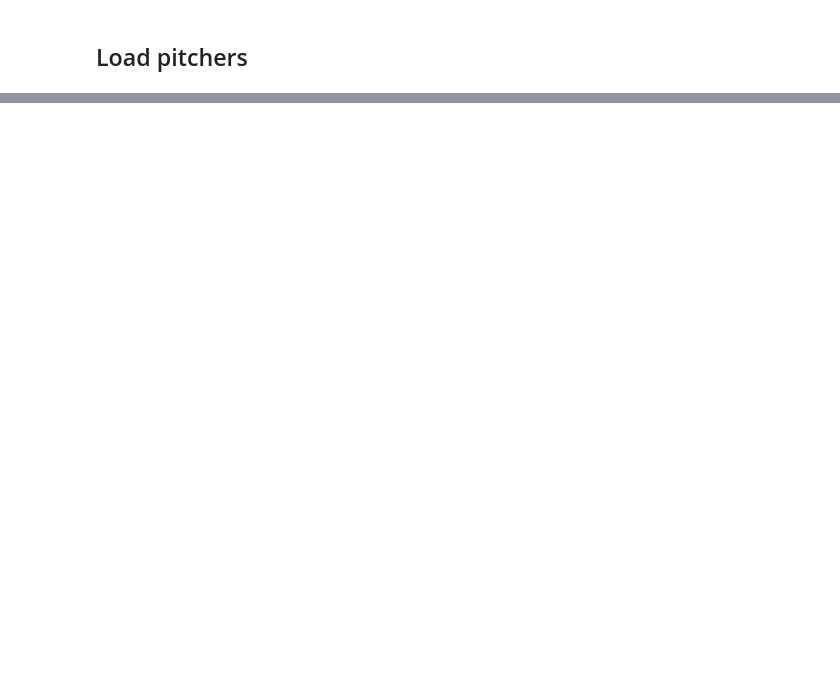
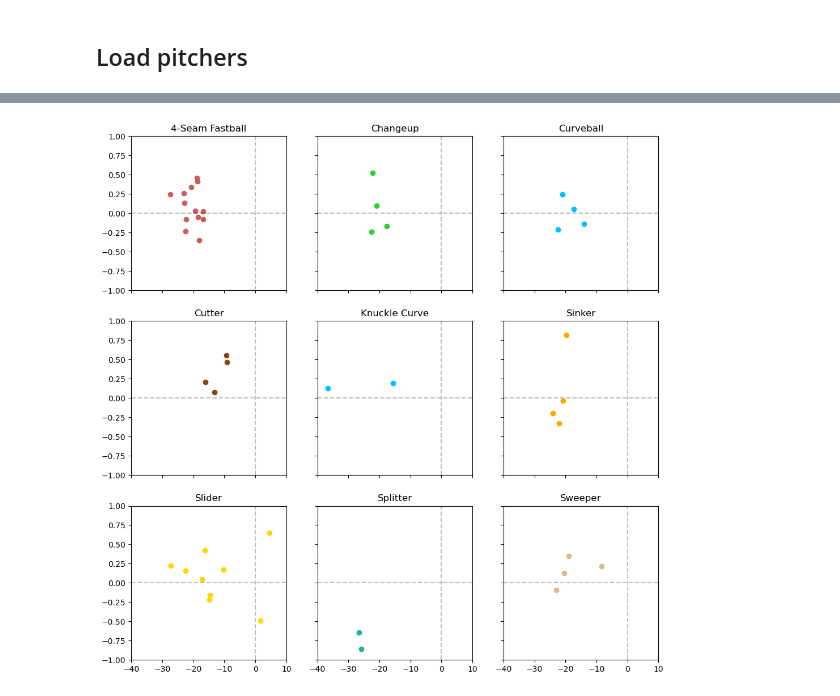
Before and after one commit to davidcooper7/RockiesAnalysis, a Jupyter notebook: pitch_movement/pitcher_movement_plots.ipynb, the cells around one changed output, grey strips where cells are left out. Drawn from its saved outputs; the diff is of its cells as text; code cells hidden in the pictures; blank space fills up the shorter version.

```diff
--- a/pitch_movement/pitcher_movement_plots.ipynb
+++ b/pitch_movement/pitcher_movement_plots.ipynb
@@ -85,0 +490,19 @@ styled
+# %%
+import json
+pitch_colors = json.load(open('/home/dcooper/rockies/RockiesAnalysis/utils/analysis/savant_pitch_colors.json', 'r'))
+unique_pitches = np.unique(np.array([index[1] for index in pitch_movement_df.index]))
+fig, axs = plt.subplots(3,3, figsize=(12,12))
+for ax, pitch in zip(axs.flatten(), unique_pitches):
+    pitch_df = pitch_movement_df.xs(str(pitch), level='Pitch')
+    pitch_df = pitch_df[pitch_df['Home Usage'] >= 0.10]
+    ax.scatter(pitch_df['%Change']*100, pitch_df['ΔSLG'], color=pitch_colors[pitch], label=str(pitch))
+    ax.set_title(pitch)
+    ax.set_ylim(-1,1)
+    ax.set_xlim(-40,10)
+    ax.vlines(0,-1,1, color='k', linestyle='dashed', alpha=0.25)
+    ax.hlines(0,-40,10, color='k', linestyle='dashed', alpha=0.25)
+    ax.label_outer()
+
+plt.show()
+# %% [output]
+[figure, added]
```
Also changed, not shown: parts of 12 cells of this notebook, 17 other files.
